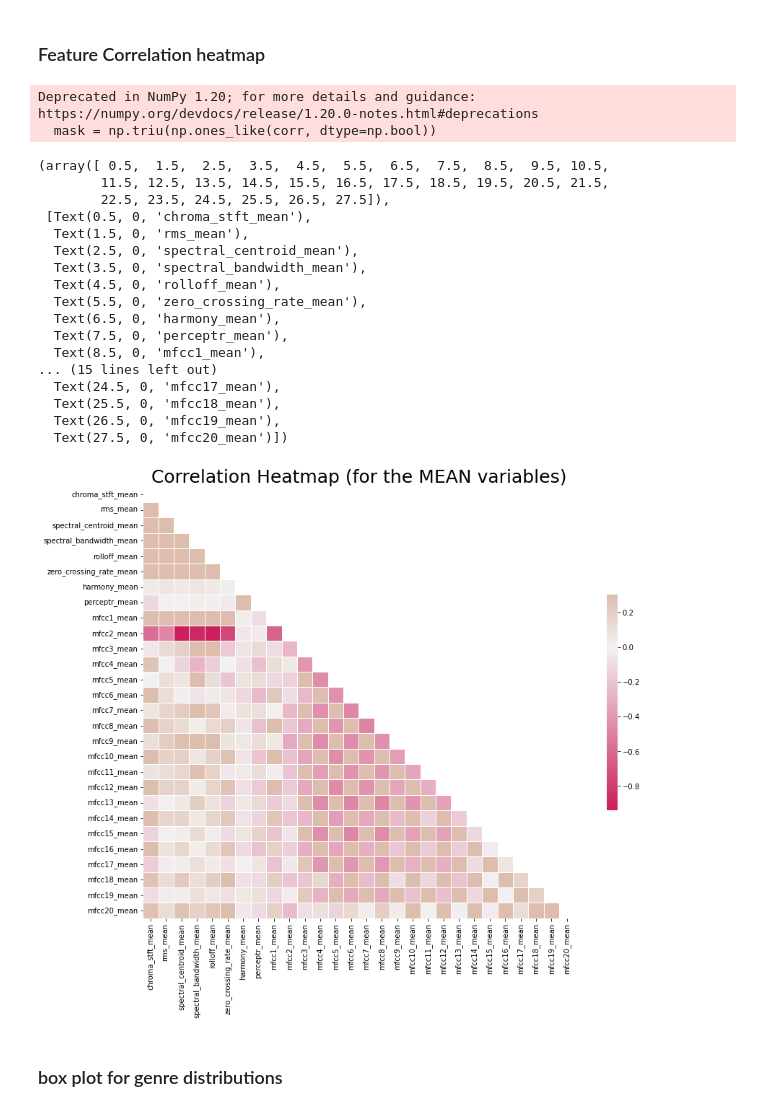
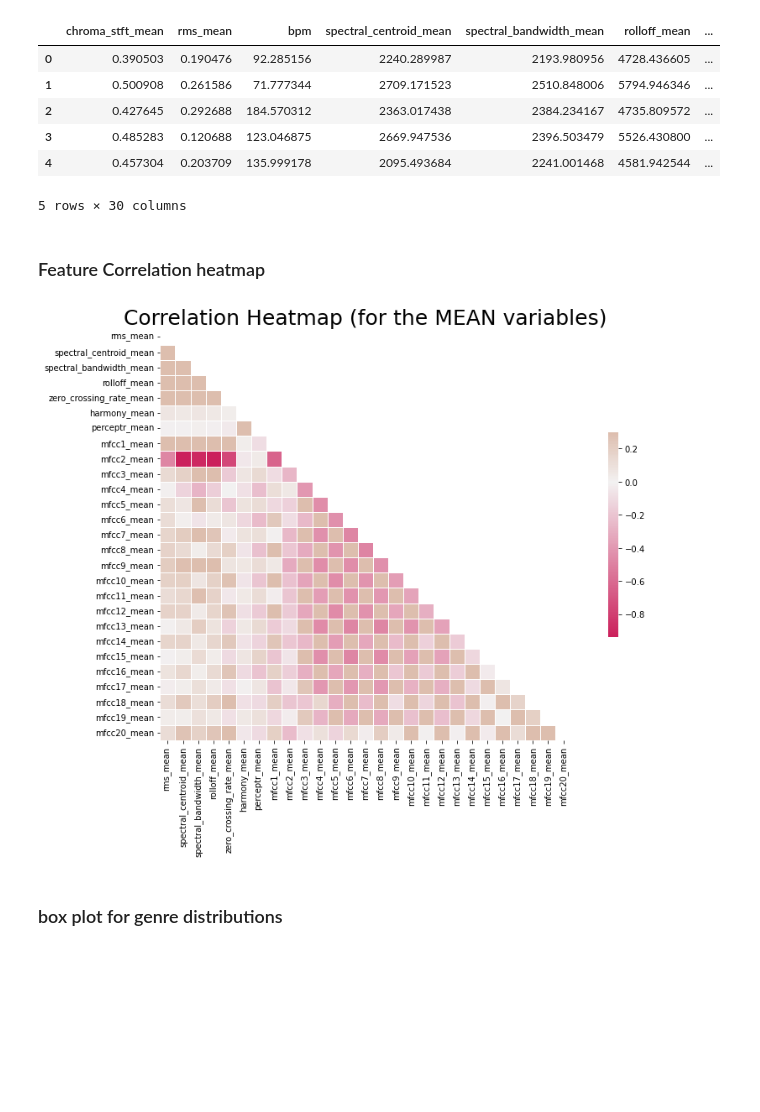
Before and after one commit to ichrist97/dat410-exercises, a Jupyter notebook: 8_project/data_analysis.ipynb, the cells around one changed output. Saved outputs shown, nothing was run; the diff lists cells and outputs as text; code cells hidden in the pictures; blank space fills up the shorter version.

```diff
--- a/8_project/data_analysis.ipynb
+++ b/8_project/data_analysis.ipynb
@@ -7,49 +7,41 @@ import seaborn as sns
 # %%
 # load data set
 df = pd.read_csv("data/features.csv")
-df = df.iloc[:, 1:]
+df = df.iloc[:, 2:]
+# %%
+df.head()
+# %% [output]
+|  | chroma_stft_mean | rms_mean | bpm | spectral_centroid_mean | spectral_bandwidth_mean | rolloff_mean | ... |
+| 0 | 0.390503 | 0.190476 | 92.285156 | 2240.289987 | 2193.980956 | 4728.436605 | ... |
+| 1 | 0.500908 | 0.261586 | 71.777344 | 2709.171523 | 2510.848006 | 5794.946346 | ... |
+| 2 | 0.427645 | 0.292688 | 184.570312 | 2363.017438 | 2384.234167 | 4735.809572 | ... |
+| 3 | 0.485283 | 0.120688 | 123.046875 | 2669.947536 | 2396.503479 | 5526.430800 | ... |
+| 4 | 0.457304 | 0.203709 | 135.999178 | 2095.493684 | 2241.001468 | 4581.942544 | ... |
+5 rows × 30 columns
 # %% [markdown]
 ### Feature Correlation heatmap
 # %%
 # Computing the Correlation Matrix
 spike_cols = [col for col in df.columns if 'mean' in col]
 corr = df[spike_cols].corr()
 
 # Generate a mask for the upper triangle
-mask = np.triu(np.ones_like(corr, dtype=np.bool))
+mask = np.triu(np.ones_like(corr, dtype=bool))
 
 # Set up the matplotlib figure
-f, ax = plt.subplots(figsize=(16, 11));
+fig, ax = plt.subplots(figsize=(16, 9));
 
 # Generate a custom diverging colormap
 cmap = sns.diverging_palette(0, 25, as_cmap=True, s = 90, l = 45, n = 5)
 
 # Draw the heatmap with the mask and correct aspect ratio
 sns.heatmap(corr, mask=mask, cmap=cmap, vmax=.3, center=0,
             square=True, linewidths=.5, cbar_kws={"shrink": .5})
-plt.title('Correlation Heatmap (for the MEAN variables)', fontsize = 25)
-plt.xticks(fontsize = 10)
+ax.set_title('Correlation Heatmap (for the MEAN variables)', fontsize = 25)
+ax.tick_params(axis = 'both', which = 'minor', labelsize = 10)
+fig.savefig("prints/corr_heatmap.png", bbox_inches='tight', dpi=400)
 # %% [output]
-Deprecated in NumPy 1.20; for more details and guidance: https://numpy.org/devdocs/release/1.20.0-notes.html#deprecations
-  mask = np.triu(np.ones_like(corr, dtype=np.bool))
-(array([ 0.5,  1.5,  2.5,  3.5,  4.5,  5.5,  6.5,  7.5,  8.5,  9.5, 10.5,
-        11.5, 12.5, 13.5, 14.5, 15.5, 16.5, 17.5, 18.5, 19.5, 20.5, 21.5,
-        22.5, 23.5, 24.5, 25.5, 26.5, 27.5]),
- [Text(0.5, 0, 'chroma_stft_mean'),
-  Text(1.5, 0, 'rms_mean'),
-  Text(2.5, 0, 'spectral_centroid_mean'),
-  Text(3.5, 0, 'spectral_bandwidth_mean'),
-  Text(4.5, 0, 'rolloff_mean'),
-  Text(5.5, 0, 'zero_crossing_rate_mean'),
-  Text(6.5, 0, 'harmony_mean'),
-  Text(7.5, 0, 'perceptr_mean'),
-  Text(8.5, 0, 'mfcc1_mean'),
-... (15 lines left out)
-  Text(24.5, 0, 'mfcc17_mean'),
-  Text(25.5, 0, 'mfcc18_mean'),
-  Text(26.5, 0, 'mfcc19_mean'),
-  Text(27.5, 0, 'mfcc20_mean')])
-[figure, old version]
+[figure, new version]
 # %% [markdown]
 ### box plot for genre distributions
 # %%
```
Also changed, not shown: parts of 3 cells of this notebook, 9 other files.
